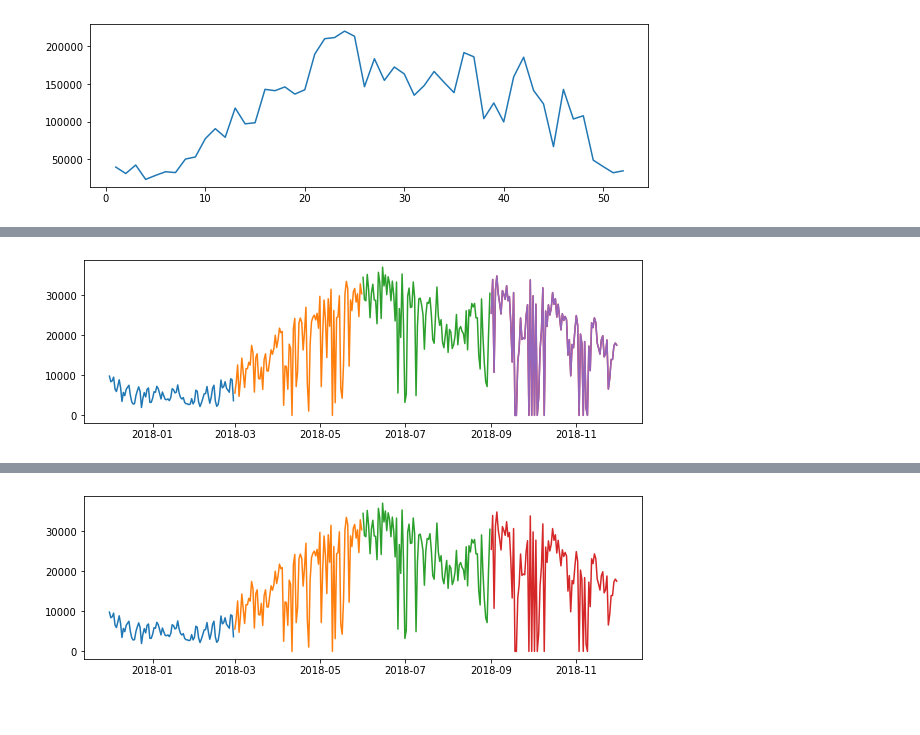
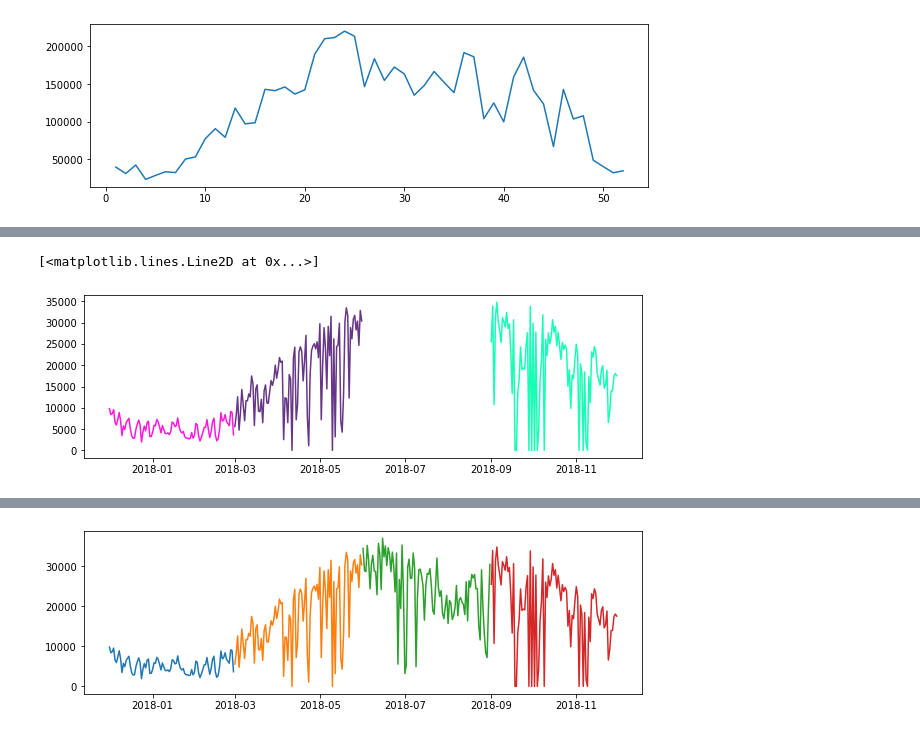
Before and after one commit to rogovich/2022_POL_Data_Analysis_in_Python, a Jupyter notebook: @In-Class_Notebooks/2022.03.15/20220315_Viz_1.ipynb, the cells around one changed output, grey strips where cells are left out. Drawn from its saved outputs; the diff is of its cells as text; code cells hidden in the pictures.

```diff
--- a/@In-Class_Notebooks/2022.03.15/20220315_Viz_1.ipynb
+++ b/@In-Class_Notebooks/2022.03.15/20220315_Viz_1.ipynb
@@ -27,2 +29,2 @@ ax.plot(bikes_sum.index, bikes_sum)
 # %%
-bikes.groupby(['Seasons', 'Date'])['Rental Count'].sum()
+seasons = bikes.groupby(['Seasons', 'Date'])['Rental Count'].sum()
@@ -52,5 +31,8 @@ ax.plot(bikes.groupby(['Seasons', 'Date'])['Rental Count'].sum()['Summer'])
-# %%
-ax.plot(bikes.groupby(['Seasons', 'Date'])['Rental Count'].sum()['Autumn'])
-fig
-# %% [output]
-[figure, removed]
+# %%
+fig, ax = plt.subplots(figsize=(10, 3))
+ax.plot(seasons['Autumn'], c='#17ffb6') # c - color
+ax.plot(seasons['Winter'], c='#ff17dc')
+ax.plot(seasons['Spring'], c='#673687')
+# %% [output]
+[<matplotlib.lines.Line2D at 0x...>]
+[figure, added]
```
Also changed, not shown: parts of 24 cells of this notebook, 2 other files.
